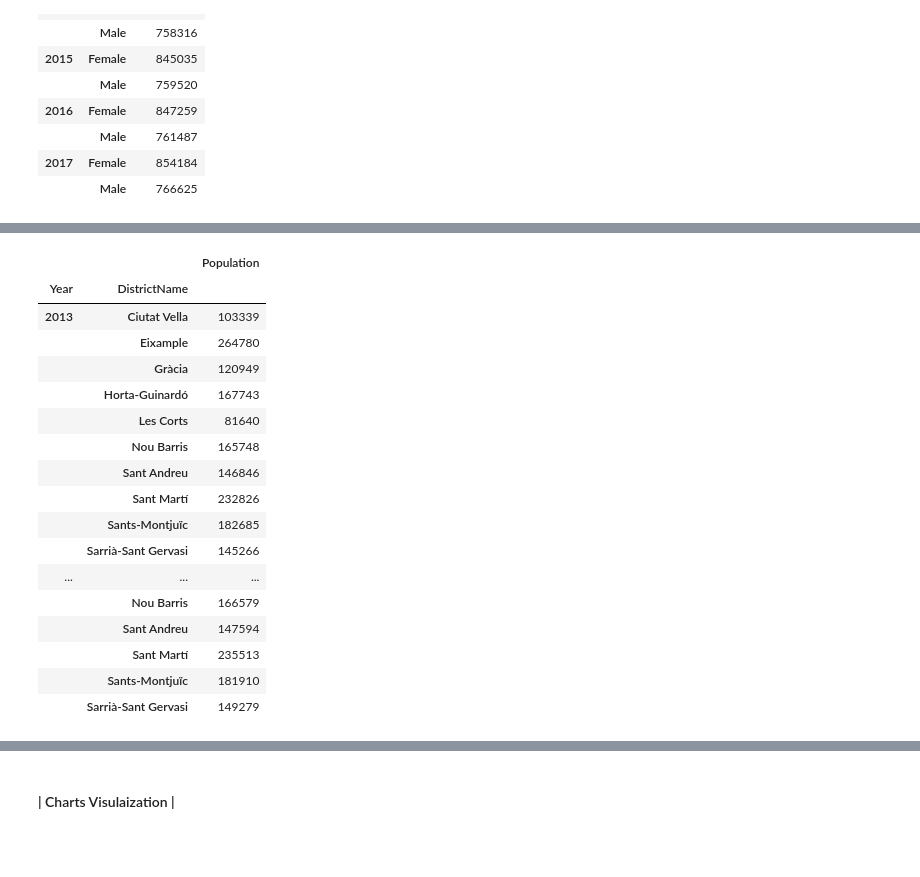
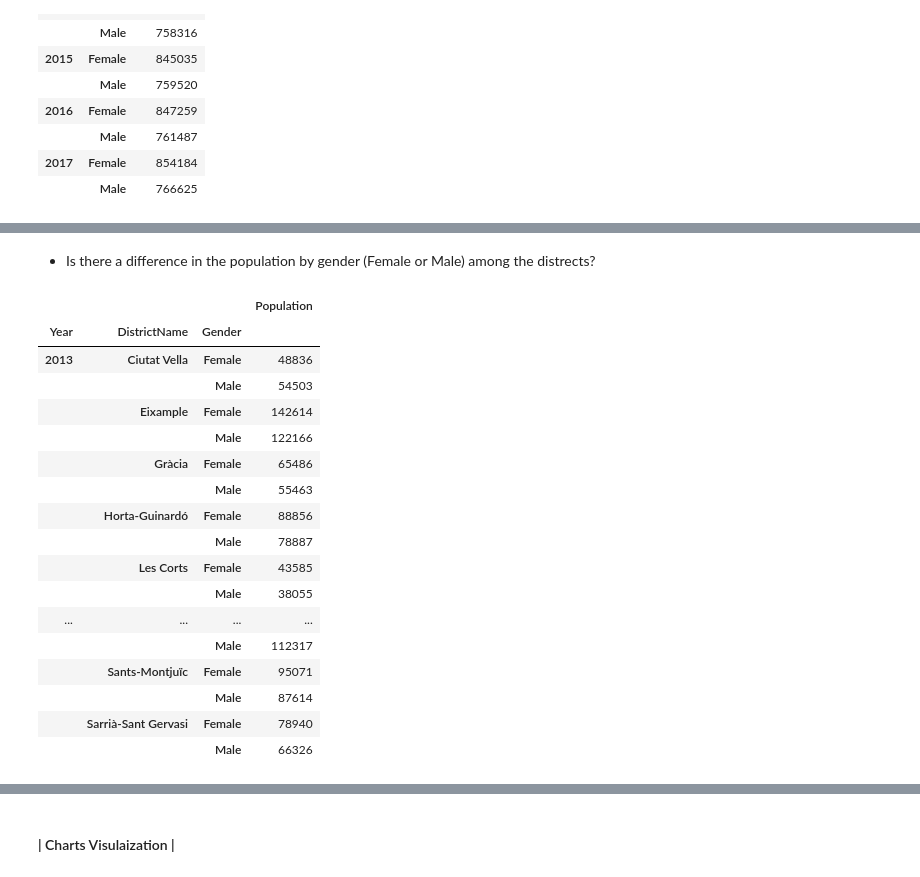
Before and after one commit to AlfaisalGassim/Barcelona_EDA, a Jupyter notebook: Barcelona.ipynb, the cells around one changed output, grey strips where cells are left out. Cells and saved outputs as stored; diff of their text form; code cells hidden in the pictures; blank space fills up the shorter version.

```diff
--- a/Barcelona.ipynb
+++ b/Barcelona.ipynb
@@ -186,22 +252,23 @@ The year with the least population : 1602386
+# %% [markdown]
+- Is there a difference in the population by gender (Female or Male) among the distrects?
 # %%
-
-(popData.groupby(["Year","DistrictName"])["Population"].sum()).to_frame()
+(pop2013.groupby(["Year","DistrictName", "Gender"])["Population"].sum()).to_frame()
 # %% [output]
-|  |  | Population |
-| Year | DistrictName |  |
-| 2013 | Ciutat Vella | 103339 |
-|  | Eixample | 264780 |
-|  | Gràcia | 120949 |
-|  | Horta-Guinardó | 167743 |
-|  | Les Corts | 81640 |
-|  | Nou Barris | 165748 |
-|  | Sant Andreu | 146846 |
-|  | Sant Martí | 232826 |
-|  | Sants-Montjuïc | 182685 |
-|  | Sarrià-Sant Gervasi | 145266 |
-| ... | ... | ... |
-|  | Nou Barris | 166579 |
-|  | Sant Andreu | 147594 |
-|  | Sant Martí | 235513 |
-|  | Sants-Montjuïc | 181910 |
-|  | Sarrià-Sant Gervasi | 149279 |
+|  |  |  | Population |
+| Year | DistrictName | Gender |  |
+| 2013 | Ciutat Vella | Female | 48836 |
+|  |  | Male | 54503 |
+|  | Eixample | Female | 142614 |
+|  |  | Male | 122166 |
+|  | Gràcia | Female | 65486 |
+|  |  | Male | 55463 |
+|  | Horta-Guinardó | Female | 88856 |
+|  |  | Male | 78887 |
+|  | Les Corts | Female | 43585 |
+|  |  | Male | 38055 |
+| ... | ... | ... | ... |
+|  |  | Male | 112317 |
+|  | Sants-Montjuïc | Female | 95071 |
+|  |  | Male | 87614 |
+|  | Sarrià-Sant Gervasi | Female | 78940 |
+|  |  | Male | 66326 |
```
Also changed, not shown: parts of 29 cells of this notebook.
